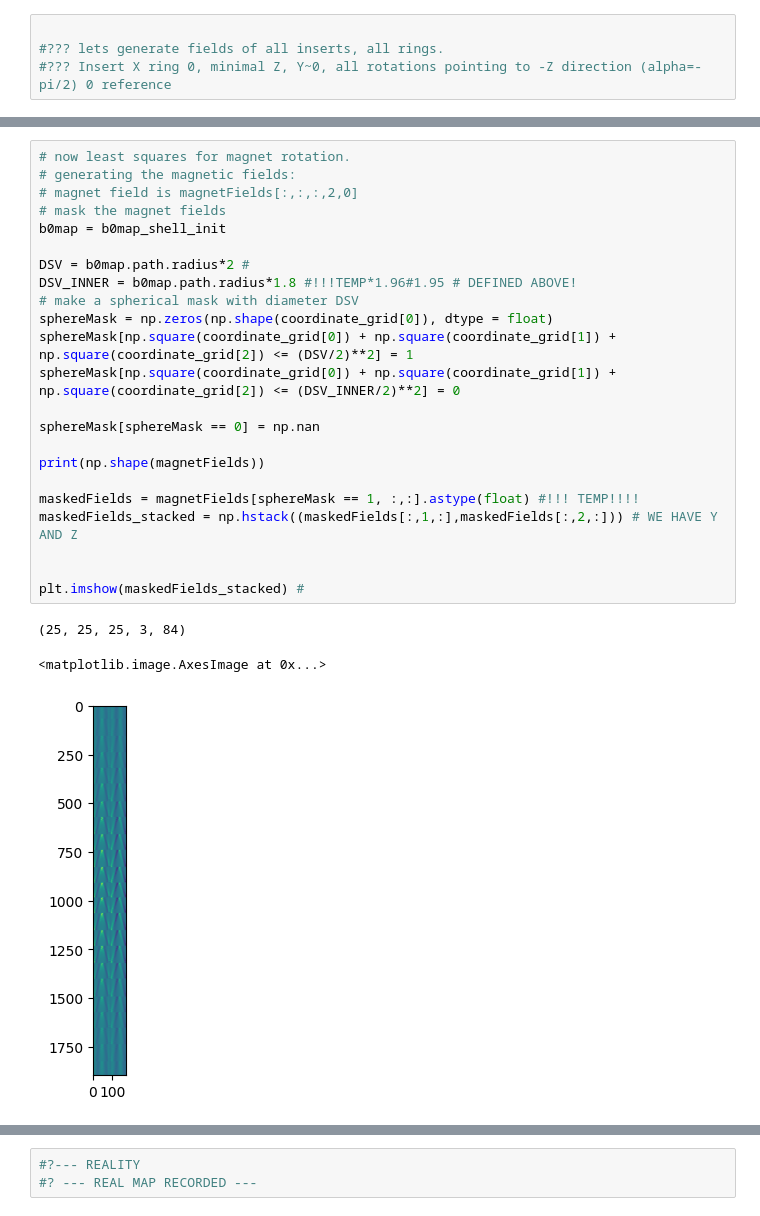
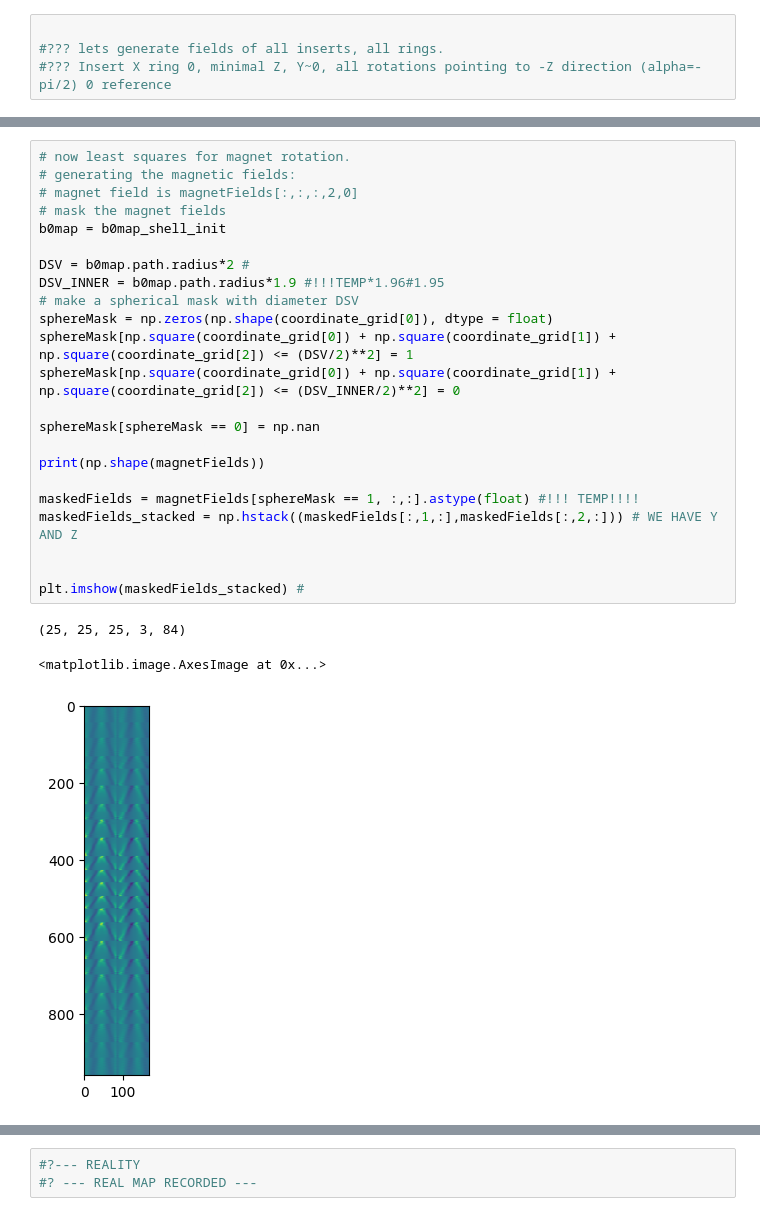
Before and after one commit to rst030/cosi-measure, a Jupyter notebook: Software/COSI2/test_FULLMAP_12_INSERTS_ONE_RING.ipynb, the cells around one changed output, grey strips where cells are left out. Saved outputs shown, nothing was run; the diff lists cells and outputs as text.

```diff
--- a/Software/COSI2/test_FULLMAP_12_INSERTS_ONE_RING.ipynb
+++ b/Software/COSI2/test_FULLMAP_12_INSERTS_ONE_RING.ipynb
@@ -542,30 +547,30 @@ plt.show()
 # %%
 # now least squares for magnet rotation.
 # generating the magnetic fields:
 # magnet field is magnetFields[:,:,:,2,0]
 # mask the magnet fields
 b0map = b0map_shell_init
 
 DSV = b0map.path.radius*2 #
-DSV_INNER = b0map.path.radius*1.8 #!!!TEMP*1.96#1.95 # DEFINED ABOVE!
+DSV_INNER = b0map.path.radius*1.9 #!!!TEMP*1.96#1.95
 # make a spherical mask with diameter DSV
 sphereMask = np.zeros(np.shape(coordinate_grid[0]), dtype = float)
 sphereMask[np.square(coordinate_grid[0]) + np.square(coordinate_grid[1]) + np.square(coordinate_grid[2]) <= (DSV/2)**2] = 1
 sphereMask[np.square(coordinate_grid[0]) + np.square(coordinate_grid[1]) + np.square(coordinate_grid[2]) <= (DSV_INNER/2)**2] = 0
 
 sphereMask[sphereMask == 0] = np.nan
 
 print(np.shape(magnetFields))
 
 maskedFields = magnetFields[sphereMask == 1, :,:].astype(float) #!!! TEMP!!!!
 maskedFields_stacked = np.hstack((maskedFields[:,1,:],maskedFields[:,2,:])) # WE HAVE Y AND Z
 
 
 plt.imshow(maskedFields_stacked) #
 # %% [output]
 (25, 25, 25, 3, 84)
 <matplotlib.image.AxesImage at 0x...>
-[figure, old version]
+[figure, new version]
 # %%
 
 # masking the magnet fields
```
Also changed, not shown: parts of 25 cells of this notebook, 18 other files.
